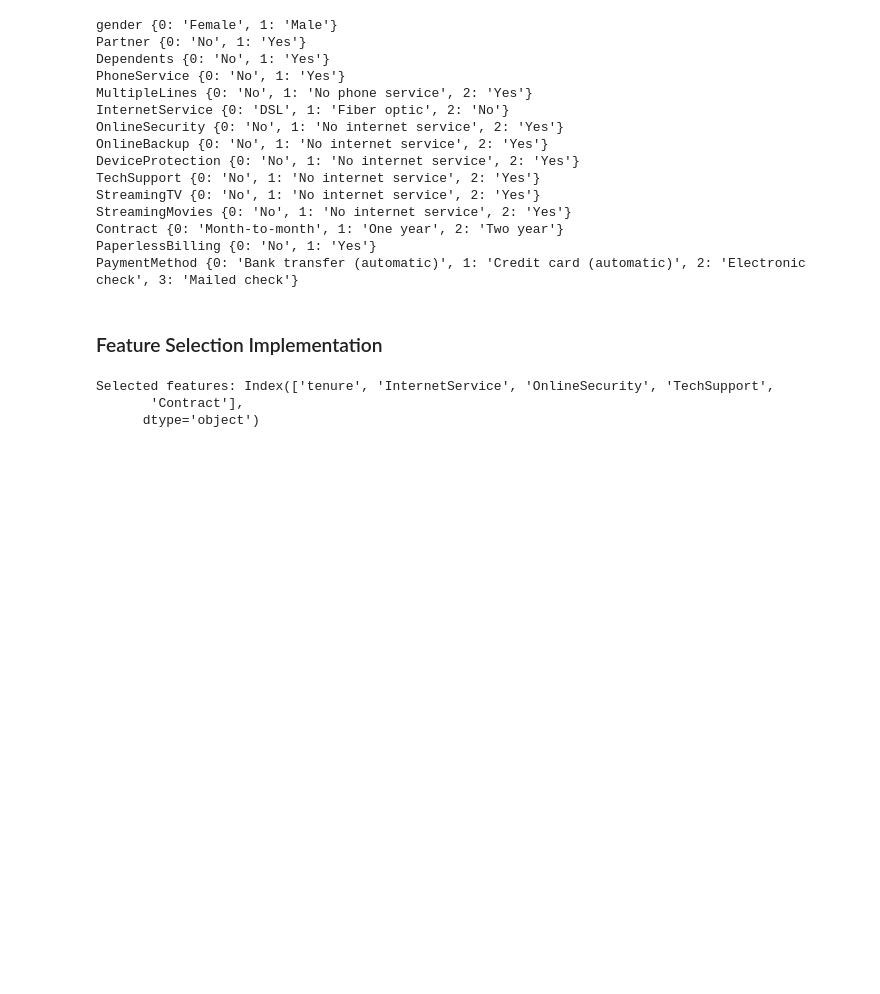
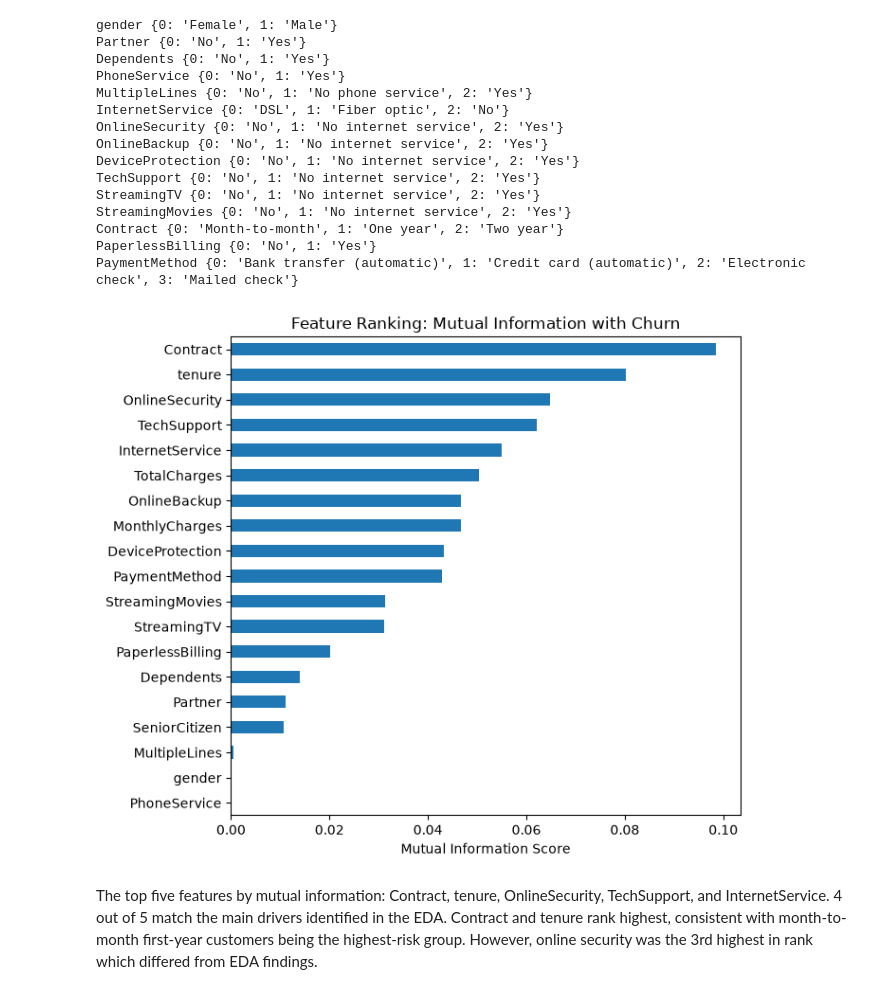
Before and after one commit to roshanshah570/customer-churn-prediction, a Jupyter notebook: churn-model.ipynb, the cells around one changed output. Drawn from its saved outputs; the diff is of its cells as text; code cells hidden in the pictures; blank space fills up the shorter version.

Commit message:
Completed feature selection and random forest model

```diff
--- a/churn-model.ipynb
+++ b/churn-model.ipynb
@@ -283,19 +298,14 @@ These patterns motivate using **recall** as the primary metric (catching churner
 # %%
-# Converting Senior Citizen and Churn to Categorical
+# Converting Senior Citizen to Categorical
 customers["SeniorCitizen"] = customers["SeniorCitizen"].astype("category")
-customers["Churn"] = customers["Churn"].astype("category")
 # %%
 # Dictionary to store new values
 mappings = {}
 
 # Loop through every categorical/discrete column
-for col in customers.select_dtypes(include=["object"]).columns:
-  if col == "customerID":
-    continue
+for col in customers.select_dtypes(include=["str"]).columns:
   customers[col] = customers[col].astype("category")
-
   mappings[col] = dict(enumerate(customers[col].cat.categories))
-
   customers[col] = customers[col].cat.codes.astype("category")
 
 # Print all mappings
@@ -317,36 +327,31 @@ StreamingMovies {0: 'No', 1: 'No internet service', 2: 'Yes'}
 Contract {0: 'Month-to-month', 1: 'One year', 2: 'Two year'}
 PaperlessBilling {0: 'No', 1: 'Yes'}
 PaymentMethod {0: 'Bank transfer (automatic)', 1: 'Credit card (automatic)', 2: 'Electronic check', 3: 'Mailed check'}
-# %% [markdown]
-### Feature Selection Implementation
 # %%
-# Split the data in to training and test data
+# Split into training and testing data
 X = customers.drop("Churn", axis=1)
 y = customers["Churn"]
 
-X_train, X_test, y_train, y_test = train_test_split(X, y, test_size=0.2, random_state=0)
+X_train, X_test, y_train, y_test = train_test_split(X, y, test_size=0.2, random_state=0, stratify=y)
 # %%
-# Univariate Feature Selection using SelectKBest
-from sklearn.feature_selection import SelectKBest, mutual_info_classif
-
-# Identify categorical columns
+# Mutual information score for every feature (k="all" keeps all features)
 discrete = X_train.dtypes == "category"
 
-# Select the top 5 features using training data
-select_k_best = SelectKBest(
+mi_all = SelectKBest(
     score_func=lambda X, y: mutual_info_classif(
         X, y, discrete_features=discrete, random_state=42
     ),
-    k=5
+    k="all"
 )
+mi_all.fit(X_train, y_train)
 
-# Fit using training data
-select_k_best.fit(X_train, y_train)
-
-# Display selected features
-selected_columns = X_train.columns[select_k_best.get_support()]
-print("Selected features:", selected_columns)
+# Sort by score and plot as horizontal bar chart
+mi_scores = pd.Series(mi_all.scores_, index=X_train.columns).sort_values()
+mi_scores.plot(kind="bar", figsize=(7, 6))
+plt.xlabel("Mutual Information Score")
+plt.title("Feature Ranking: Mutual Information with Churn")
+plt.show()
 # %% [output]
-Selected features: Index(['tenure', 'InternetService', 'OnlineSecurity', 'TechSupport',
-       'Contract'],
-      dtype='object')
+[figure, added]
+# %% [markdown]
+The top five features by mutual information: Contract, tenure, OnlineSecurity, TechSupport, and InternetService. 4 out of 5 match the main drivers identified in the EDA. Contract and tenure rank highest, consistent with month-to-month first-year customers being the highest-risk group. However, online security was the 3rd highest in rank which differed from EDA findings.
```
Also changed, not shown: parts of 21 cells of this notebook.
